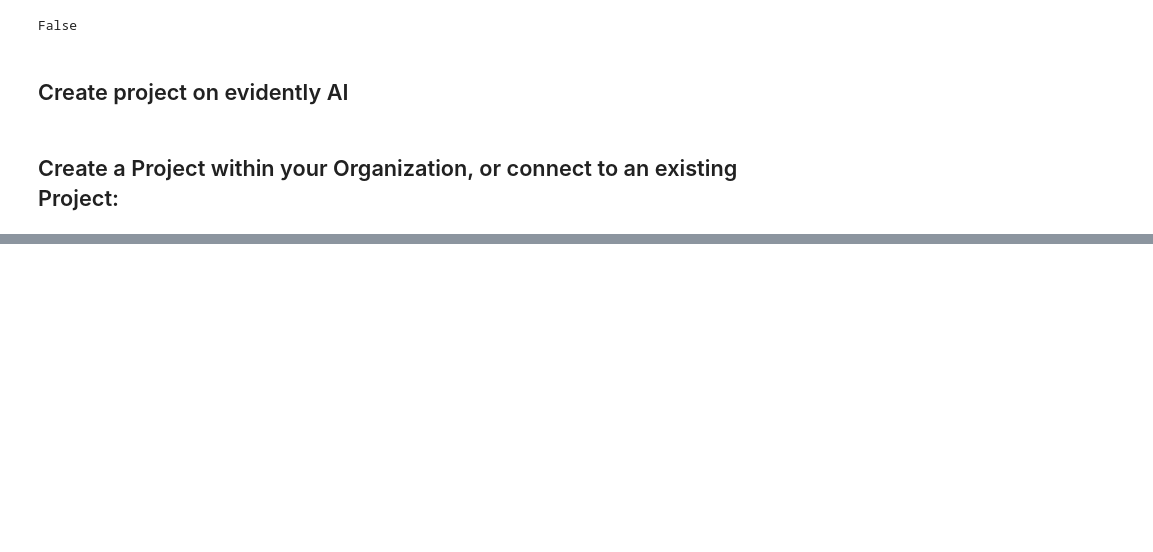
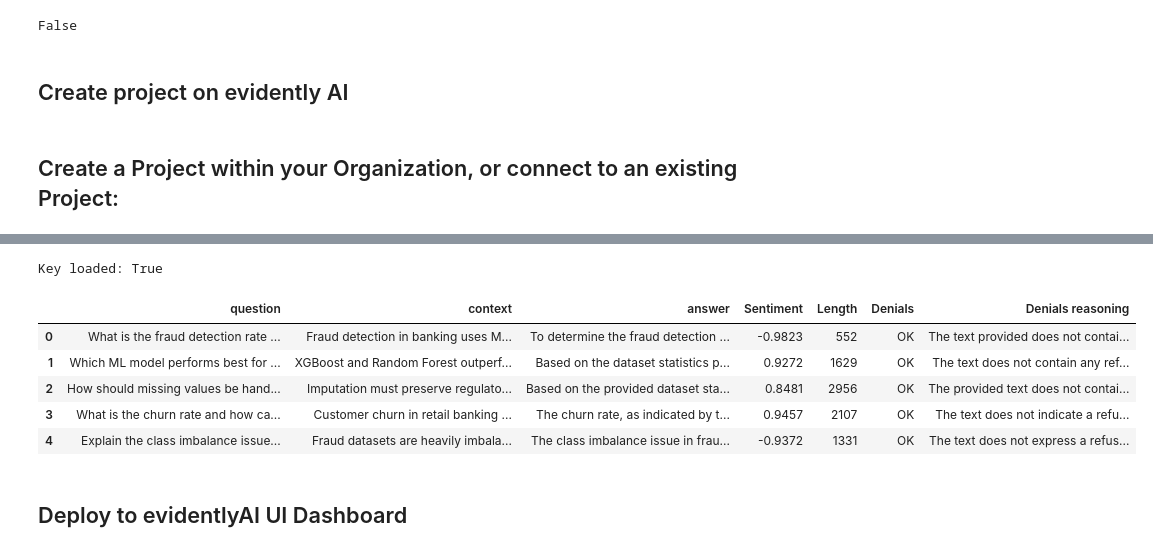
Before and after one commit to Mipjeiger/Bank-ML-End-to-end-Engineer, a Jupyter notebook: ml-engineer/evidently_audit_2/audit_llm.ipynb, the cells around one changed output, grey strips where cells are left out. Cells and saved outputs as stored; diff of their text form; code cells hidden in the pictures; blank space fills up the shorter version.

```diff
--- a/ml-engineer/evidently_audit_2/audit_llm.ipynb
+++ b/ml-engineer/evidently_audit_2/audit_llm.ipynb
@@ -188,0 +177,4 @@ Key loaded: True
+# %%
+# apply to eval_df
+eval_df['answer'] = eval_df.apply(get_groq_response_with_context, axis=1)
+eval_df
@@ -188,0 +196,39 @@ Key loaded: True
+# %%
+import litellm
+import warnings
+import time
+warnings.filterwarnings("ignore", category=UserWarning)
+
+os.environ["GROQ_API_KEY"] = os.environ.get("GROQ_API_KEY_2", "")
+print(f"Key loaded: {bool(os.environ.get('GROQ_API_KEY_2'))}")
+
+# ── Option 1: Tell LiteLLM to auto-retry with backoff ─────────────────────
+litellm.num_retries = 5
+litellm.retry_after = 10  # wait 10s between retries
+
+eval_dataset = Dataset.from_pandas(
+    eval_df,
+    data_definition=DataDefinition(),
+    descriptors=[
+        Sentiment("answer", alias="Sentiment"),
+        TextLength("answer", alias="Length"),
+        DeclineLLMEval(
+            "answer",
+            alias="Denials",
+            provider="litellm",
+            model="groq/llama-3.3-70b-versatile"
+        ),
+    ]
+)
+
+eval_dataset.as_dataframe()
+# %% [output]
+Key loaded: True
+|  | question | context | answer | Sentiment | Length | Denials | Denials reasoning |
+| 0 | What is the fraud detection rate ... | Fraud detection in banking uses M... | To determine the fraud detection ... | -0.9823 | 552 | OK | The text provided does not contai... |
+| 1 | Which ML model performs best for ... | XGBoost and Random Forest outperf... | Based on the dataset statistics p... | 0.9272 | 1629 | OK | The text does not contain any ref... |
+| 2 | How should missing values be hand... | Imputation must preserve regulato... | Based on the provided dataset sta... | 0.8481 | 2956 | OK | The provided text does not contai... |
+| 3 | What is the churn rate and how ca... | Customer churn in retail banking ... | The churn rate, as indicated by t... | 0.9457 | 2107 | OK | The text does not indicate a refu... |
+| 4 | Explain the class imbalance issue... | Fraud datasets are heavily imbala... | The class imbalance issue in frau... | -0.9372 | 1331 | OK | The text does not express a refus... |
+# %% [markdown]
+## Deploy to evidentlyAI UI Dashboard
```
Also changed, not shown: parts of 17 cells of this notebook, 32 other files.
